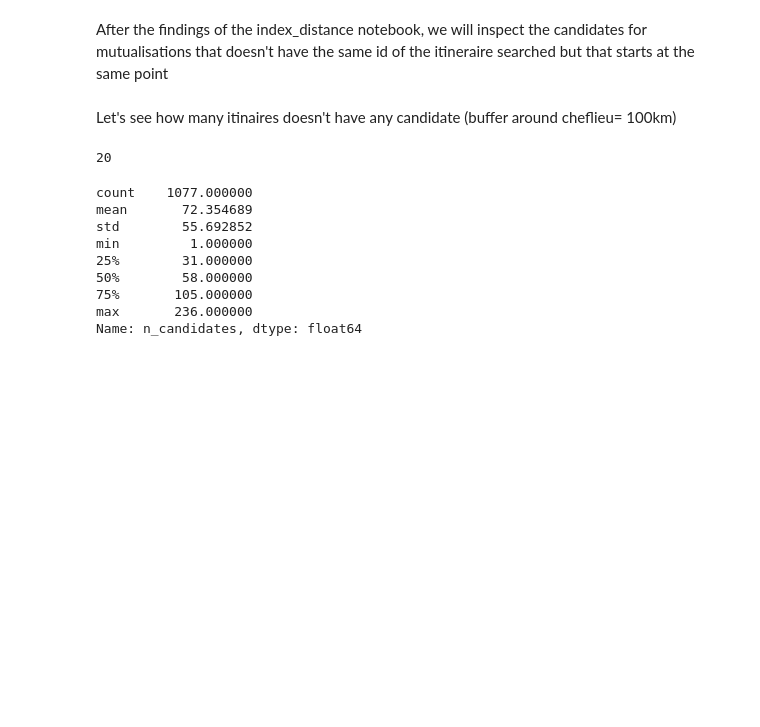
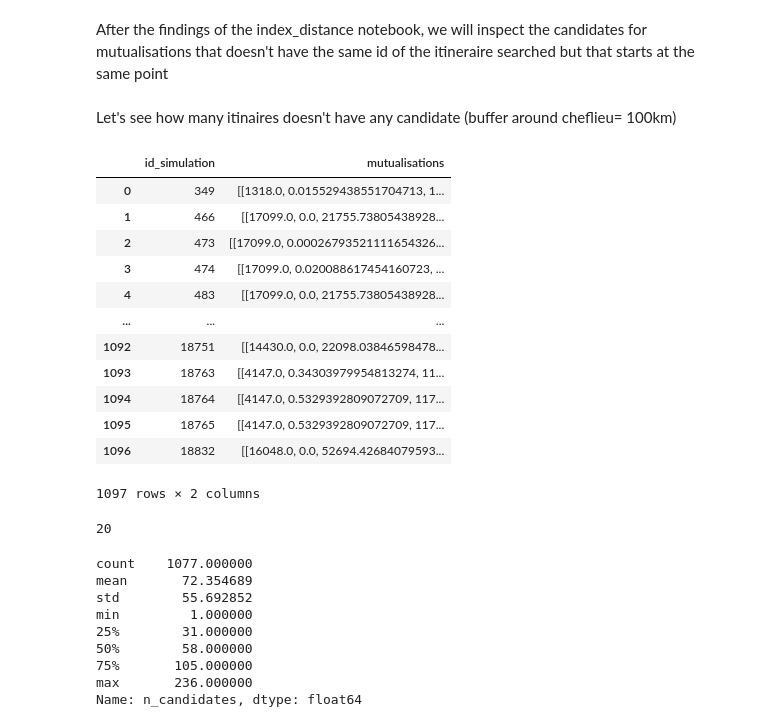
Before and after one commit to Universite-Gustave-Eiffel/geodev-logicout, a Jupyter notebook: notebooks/same_starting_point.ipynb, the cells around one changed output. Cells and saved outputs as stored; diff of their text form; code cells hidden in the pictures; blank space fills up the shorter version.

```diff
--- a/notebooks/same_starting_point.ipynb
+++ b/notebooks/same_starting_point.ipynb
@@ -27,6 +27,22 @@ geo_df = use_data.create_gdf('simulations_reel_gdf.csv','start')
 ranked_simulations = pd.read_csv("../data/raw/ranked_mutualisations.csv")
 # %% [markdown]
 Let's see how many itinaires doesn't have any candidate (buffer around cheflieu= 100km)
+# %%
+ranked_simulations
+# %% [output]
+|  | id_simulation | mutualisations |
+| 0 | 349 | [[1318.0, 0.015529438551704713, 1... |
+| 1 | 466 | [[17099.0, 0.0, 21755.73805438928... |
+| 2 | 473 | [[17099.0, 0.00026793521111654326... |
+| 3 | 474 | [[17099.0, 0.020088617454160723, ... |
+| 4 | 483 | [[17099.0, 0.0, 21755.73805438928... |
+| ... | ... | ... |
+| 1092 | 18751 | [[14430.0, 0.0, 22098.03846598478... |
+| 1093 | 18763 | [[4147.0, 0.34303979954813274, 11... |
+| 1094 | 18764 | [[4147.0, 0.5329392809072709, 117... |
+| 1095 | 18765 | [[4147.0, 0.5329392809072709, 117... |
+| 1096 | 18832 | [[16048.0, 0.0, 52694.42684079593... |
+1097 rows × 2 columns
 # %%
 ranked_simulations['mutualisations'].isnull().sum()
 # %% [output]
```
Also changed, not shown: 13 other files.
